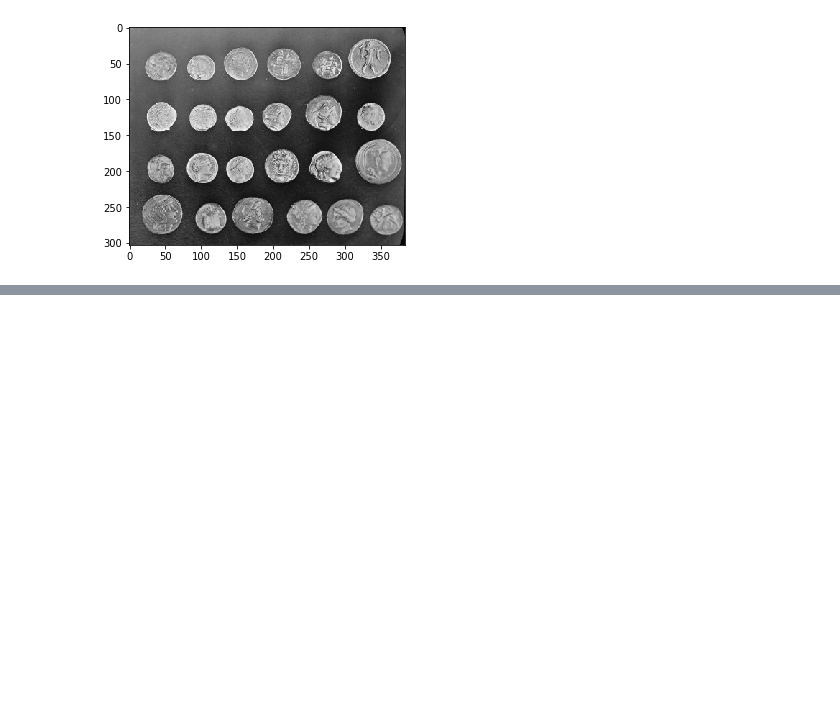
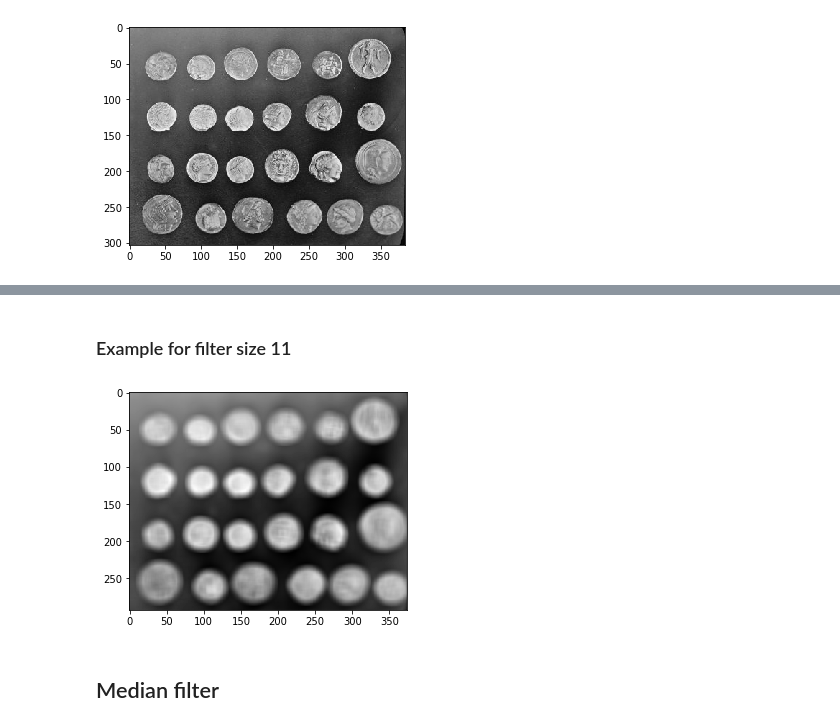
Before and after one commit to neduchal/USVP, a Jupyter notebook: cviceni/cv02.ipynb, the cells around one changed output, grey strips where cells are left out. Drawn from its saved outputs; the diff is of its cells as text; code cells hidden in the pictures; blank space fills up the shorter version.

```diff
--- a/cviceni/cv02.ipynb
+++ b/cviceni/cv02.ipynb
@@ -139,0 +62,11 @@ h2 = plt.hist(img.ravel(),cumulative=True, bins=256)
+# %% [markdown]
+### Example for filter size 11
+# %%
+output = avg_filter(img, 11)
+
+plt.imshow(output, cmap="gray") # colormap grayscale
+plt.show()
+# %% [output]
+[figure, added]
+# %% [markdown]
+## Median filter
```
Also changed, not shown: parts of 22 cells of this notebook, 1 other file.
